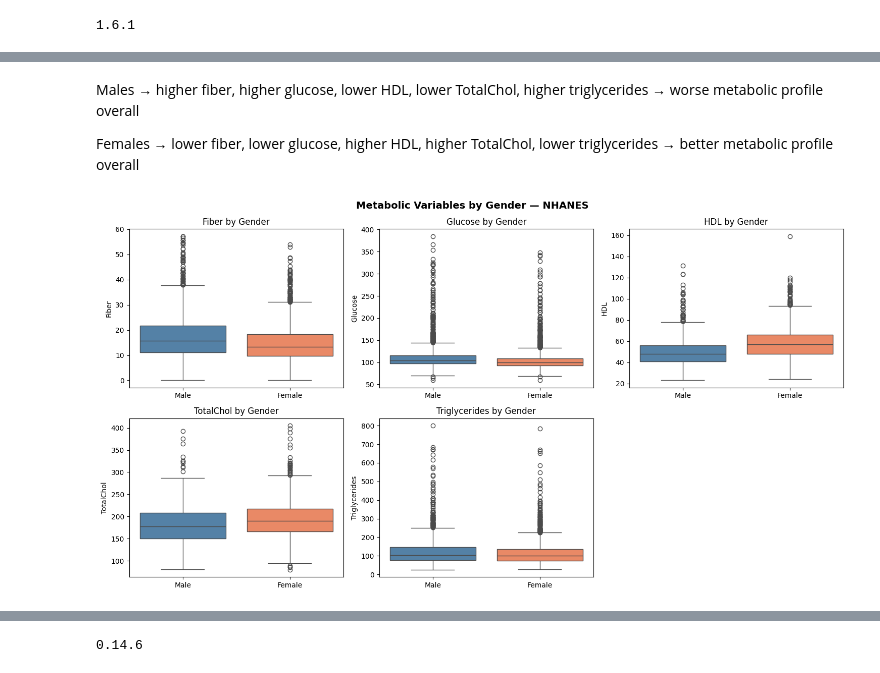
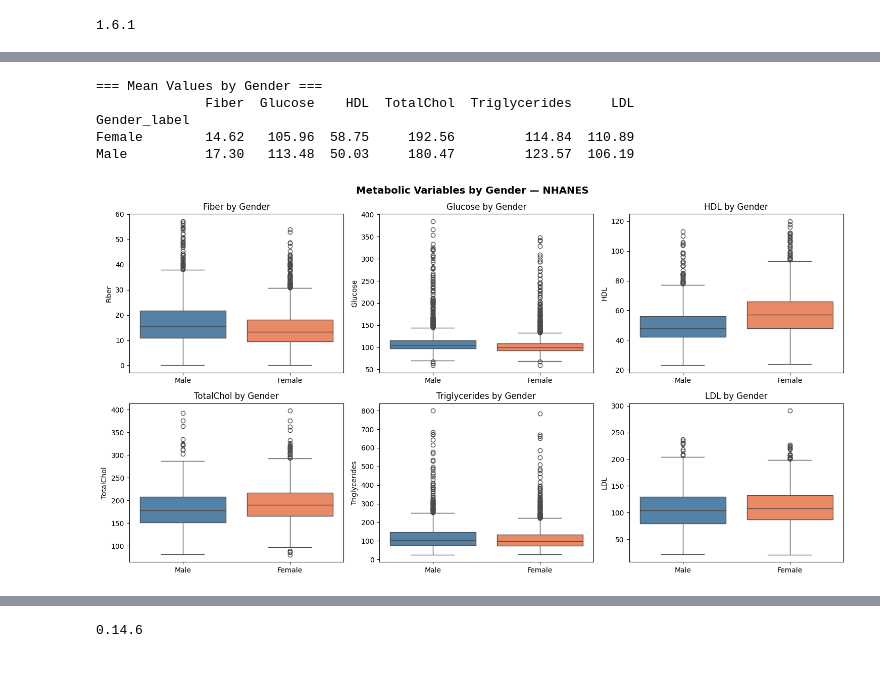
Before and after one commit to ushagartoula19-ops/Fibre-intake-and-blood-chemistry, a Jupyter notebook: NHANES_DATA_ANALYSIS.ipynb, the cells around one changed output, grey strips where cells are left out. Saved outputs shown, nothing was run; the diff lists cells and outputs as text; code cells hidden in the pictures.

Commit message:
Complete EDA, add LDL analysis, five regression models, update README

```diff
--- a/NHANES_DATA_ANALYSIS.ipynb
+++ b/NHANES_DATA_ANALYSIS.ipynb
@@ -182,8 +82,6 @@ master_df.rename(columns={
     'LBXGLU': 'Glucose',
     'LBDHDD': 'HDL',
     'LBXTC': 'TotalChol',
-    'LBXTLG': 'Triglycerides'
+    'LBXTLG': 'Triglycerides',
+    'LBDLDL':'LDL'
 }, inplace=True)
-
-# Inspect
-print(master_df.head())
@@ -646,7 +480,7 @@ from sklearn.impute import KNNImputer
 # They have no missing values so they purely guide the similarity calculation
 
 cols_to_impute = ['Age', 'Gender', 'Fiber', 'Glucose',
-                  'HDL', 'TotalChol', 'Triglycerides']
+                  'HDL', 'TotalChol', 'Triglycerides','LDL']
 
 df_to_impute = master_df_clean[cols_to_impute].copy()
 
@@ -989,0 +840,27 @@ plt.show()
+# %%
+# ── CHECK LINEARITY FOR ALL OUTCOMES ─────────────────────────────────────────
+fig, axes = plt.subplots(2, 3, figsize=(15, 10))
+
+outcomes = ['Glucose', 'HDL', 'TotalChol', 'Triglycerides', 'LDL']
+
+for ax, outcome in zip(axes.flatten(), outcomes):
+    sns.regplot(
+        data=master_df_final,
+        x='Fiber',
+        y=outcome,
+        scatter_kws={'alpha': 0.2, 's': 10},
+        line_kws={'color': 'red'},
+        lowess=True,
+        ax=ax
+    )
+    ax.set_title(f'Fiber vs {outcome}')
+    ax.set_xlabel('Fiber Intake (g/day)')
+    ax.set_ylabel(outcome)
+
+axes[1, 2].set_visible(False)
+
+plt.suptitle('Linearity Check — Fiber vs Metabolic Outcomes',
+             fontsize=14, fontweight='bold')
+plt.tight_layout()
+plt.savefig('linearity_check.png', dpi=150)
+plt.show()
@@ -1025,44 +886,48 @@ Male          17.37   113.62  50.14     180.38         123.94
-# %% [markdown]
-Males   → higher fiber, higher glucose,
-          lower HDL, lower TotalChol, higher triglycerides
-          → worse metabolic profile overall
-
-Females → lower fiber, lower glucose,
-          higher HDL, higher TotalChol, lower triglycerides
-          → better metabolic profile overall
+# %%
+# ── DESCRIPTIVE STATISTICS STRATIFIED BY GENDER ───────────────────────────────
+# We compare means of each clinical variable between males and females
+# This tells us if there are meaningful gender differences
+# in our key variables before we do regression
+variables = ['Fiber', 'Glucose', 'HDL', 'TotalChol', 'Triglycerides','LDL']
+gender_stats = master_df_final.groupby('Gender_label')[variables].mean().round(2)
+print("=== Mean Values by Gender ===")
+print(gender_stats)
+# %% [output]
+=== Mean Values by Gender ===
+              Fiber  Glucose    HDL  TotalChol  Triglycerides     LDL
+Gender_label
+Female        14.62   105.96  58.75     192.56         114.84  110.89
+Male          17.30   113.48  50.03     180.47         123.57  106.19
 # %%
 # ── VISUALIZE GENDER DIFFERENCES ─────────────────────────────────────────────
 # Boxplots show the full distribution of each variable by gender
 # not just the mean — so we can see spread and outliers too
 
 fig, axes = plt.subplots(2, 3, figsize=(15, 8))
 
-variables = ['Fiber', 'Glucose', 'HDL', 'TotalChol', 'Triglycerides']
+variables = ['Fiber', 'Glucose', 'HDL', 'TotalChol', 'Triglycerides', 'LDL']
 
 for ax, var in zip(axes.flatten(), variables):
     sns.boxplot(
         data=master_df_final,
         x='Gender_label',
         y=var,
-        hue='Gender_label',  # fix for the deprecation warning
+        hue='Gender_label',
         palette=['steelblue', 'coral'],
-        legend=False,         # hide redundant legend
+        legend=False,
         ax=ax
     )
     ax.set_title(f'{var} by Gender')
     ax.set_xlabel('')
     ax.set_ylabel(var)
 
-# Turn off the last empty subplot
-axes[1, 2].set_visible(False)
-
 plt.suptitle('Metabolic Variables by Gender — NHANES',
              fontsize=14, fontweight='bold')
 plt.tight_layout()
 plt.savefig('gender_comparison.png', dpi=150)
 plt.show()
 # %% [output]
-[figure, old version]
+[figure, new version]
 # %%
 from scipy import stats
 
```
Also changed, not shown: parts of 79 cells of this notebook, 7 other files.
